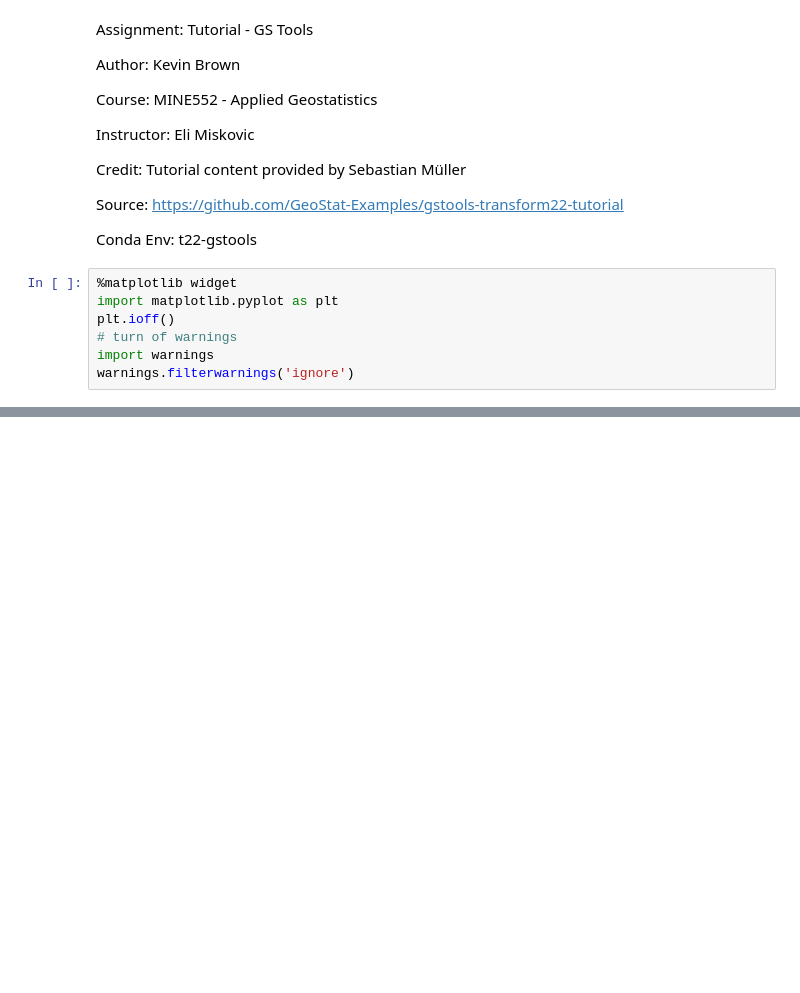
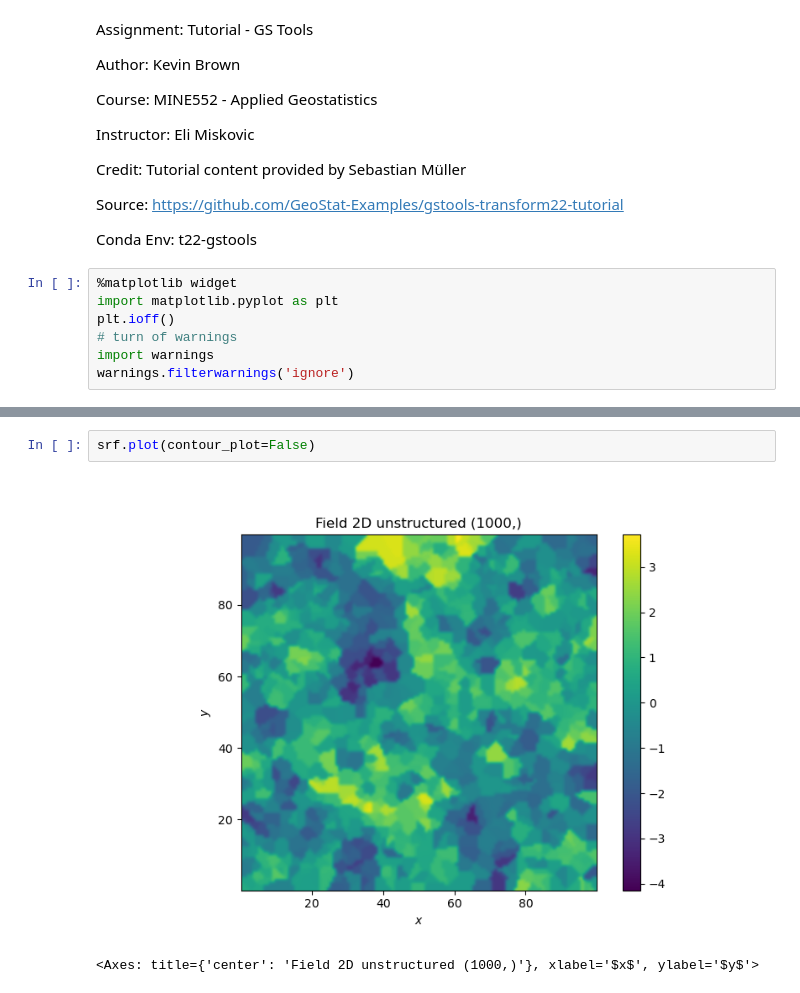
Before and after one commit to kfobrown1/gstools-transform22-tutorial, a Jupyter notebook: 00_intro.ipynb, the cells around one changed output, grey strips where cells are left out. Saved outputs shown, nothing was run; the diff lists cells and outputs as text; blank space fills up the shorter version.

```diff
--- a/00_intro.ipynb
+++ b/00_intro.ipynb
@@ -32,0 +75,5 @@ srf.plot()
+# %%
+srf.plot(contour_plot=False)
+# %% [output]
+[figure, added]
+<Axes: title={'center': 'Field 2D unstructured (1000,)'}, xlabel='$x$', ylabel='$y$'>
```
Also changed, not shown: parts of 3 cells of this notebook, 10 other files.
